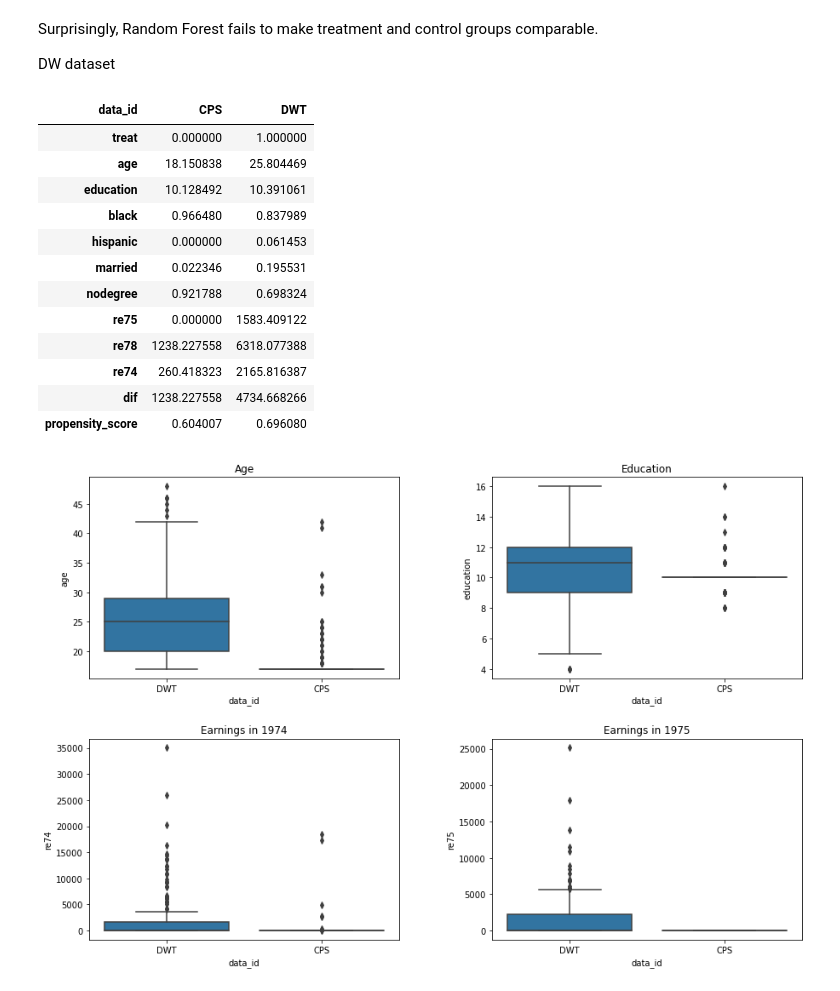
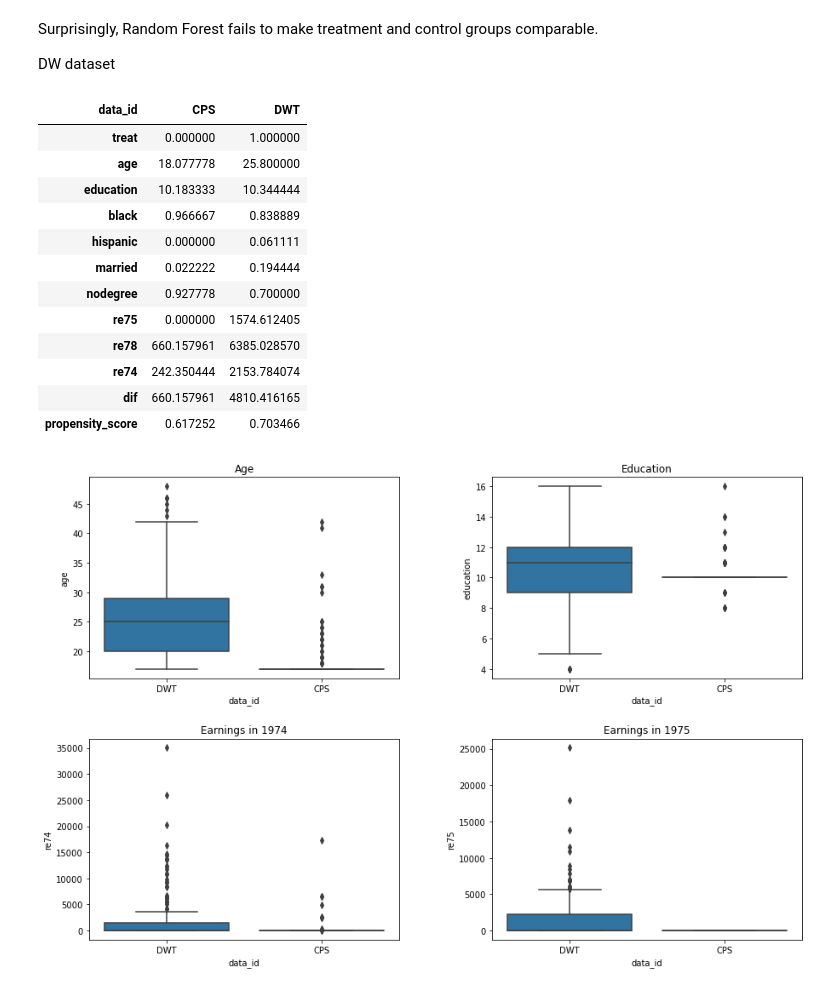
Before and after one commit to Masashi-Yoshioka/570_Project, a Jupyter notebook: 570_Project.ipynb, the cells around one changed output. Cells and saved outputs as stored; diff of their text form; code cells hidden in the pictures.

```diff
--- a/570_Project.ipynb
+++ b/570_Project.ipynb
@@ -23,6 +23,6 @@ np.random.seed(570)
 random.seed(570)
 
 pd.set_option('display.max_columns', 100)
-pd.set_option('display.max_rows', 50)
+pd.set_option('display.max_rows', 200)
 # %% [markdown]
 ## 1. Introduction
@@ -779,29 +919,28 @@ Surprisingly, Random Forest fails to make treatment and control groups comparabl
 
 DW dataset
 # %%
-X, D = fn_generate_variables(outcome = None, df = df_DWT_CPS)
+phat_RF_DWT_CPS = fn_propensity_score(treat_id = 'DWT', control_id = 'CPS', df = df, method = 'RF',
+                                      param_grid = param_grid)
 
-phat_RF_DWT_CPS = fn_propensity_score(X, D, method = 'RF', param_grid = param_grid)
-
-df_matched = fn_generate_df_matched(df = df_DWT_CPS, prop = phat_RF_DWT_CPS, outcome = 'dif',
-                                    n_neighbors = 1, caliper = np.inf)
+df_matched = fn_generate_df_matched(treat_id = 'DWT', control_id = 'CPS', outcome = 'dif', df = df,
+                                    prop = phat_RF_DWT_CPS, n_neighbors = 1)
 
 df_matched_treat = fn_generate_df_matched_treat(df_matched = df_matched, treat_id = 'DWT')
 fn_mean_by_group(df_matched_treat = df_matched_treat, treat_id = 'DWT')
 # %% [output]
 | data_id | CPS | DWT |
 | treat | 0.000000 | 1.000000 |
-| age | 18.150838 | 25.804469 |
-| education | 10.128492 | 10.391061 |
-| black | 0.966480 | 0.837989 |
-| hispanic | 0.000000 | 0.061453 |
-| married | 0.022346 | 0.195531 |
-| nodegree | 0.921788 | 0.698324 |
-| re75 | 0.000000 | 1583.409122 |
-| re78 | 1238.227558 | 6318.077388 |
-| re74 | 260.418323 | 2165.816387 |
-| dif | 1238.227558 | 4734.668266 |
-| propensity_score | 0.604007 | 0.696080 |
+| age | 18.077778 | 25.800000 |
+| education | 10.183333 | 10.344444 |
+| black | 0.966667 | 0.838889 |
+| hispanic | 0.000000 | 0.061111 |
+| married | 0.022222 | 0.194444 |
+| nodegree | 0.927778 | 0.700000 |
+| re75 | 0.000000 | 1574.612405 |
+| re78 | 660.157961 | 6385.028570 |
+| re74 | 242.350444 | 2153.784074 |
+| dif | 660.157961 | 4810.416165 |
+| propensity_score | 0.617252 | 0.703466 |
 # %%
 # Boxplots
 fn_boxplots(df = df_matched_treat, re74 = True)
```
Also changed, not shown: parts of 125 cells of this notebook, 4 other files.
